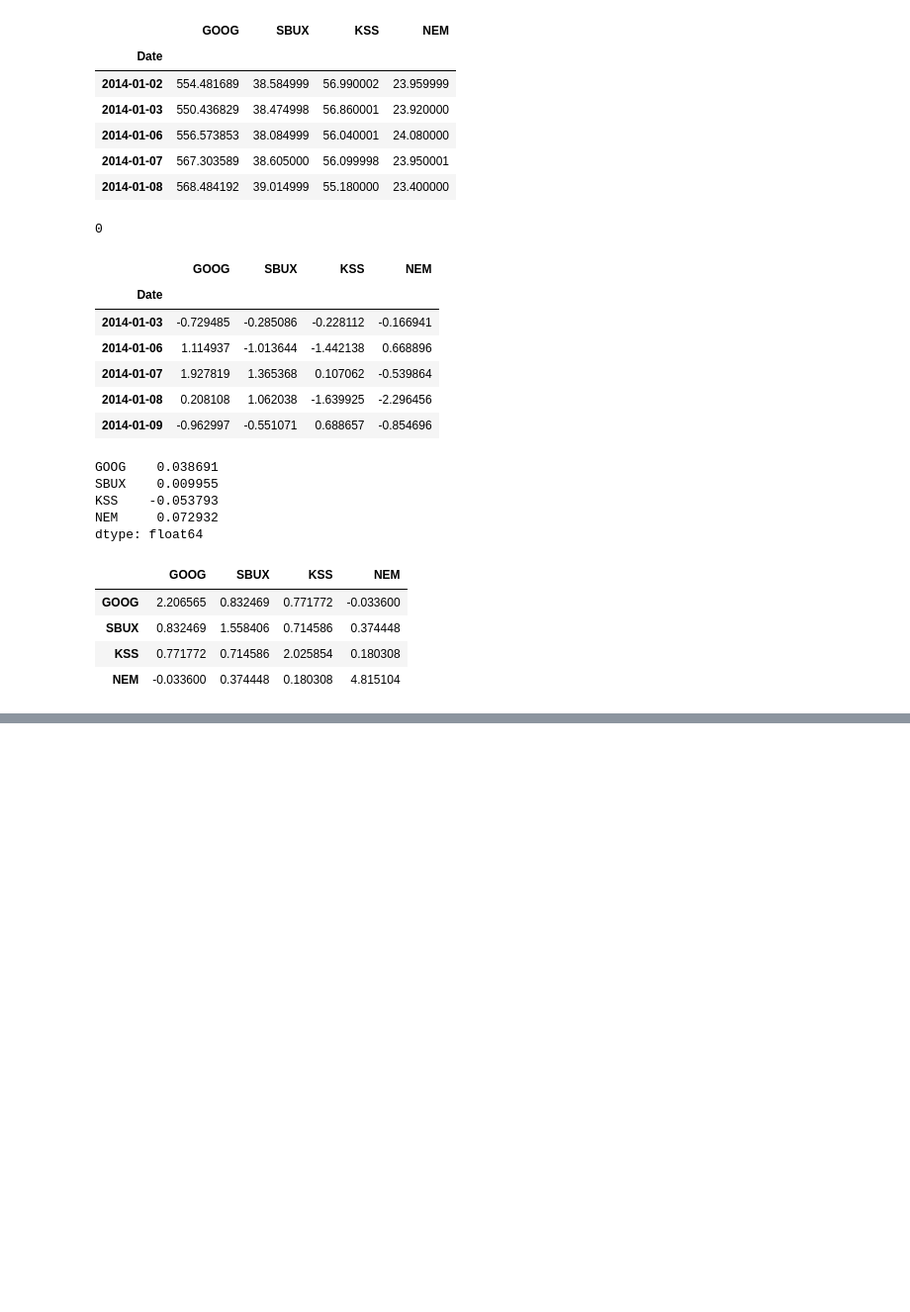
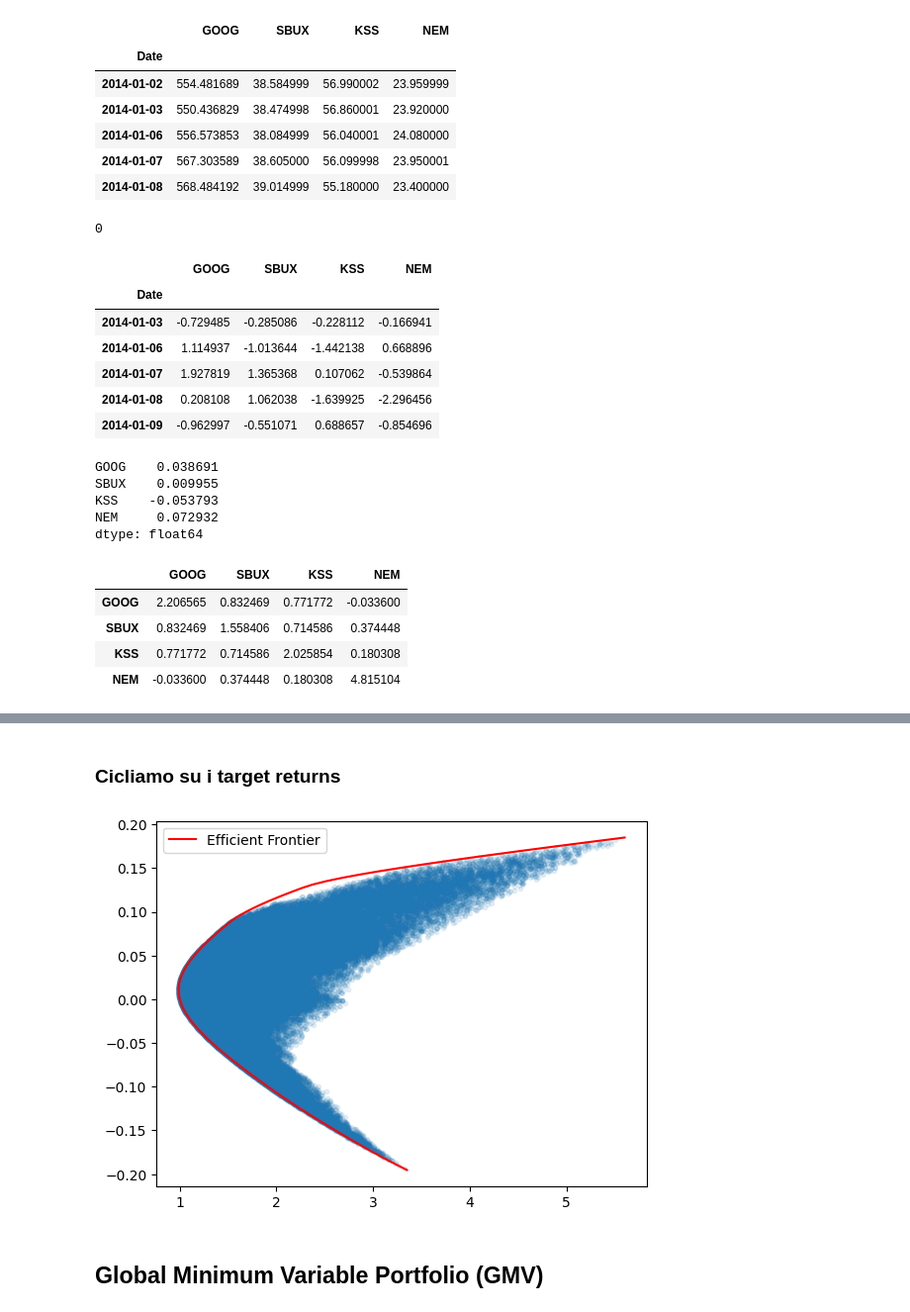
Before and after one commit to emiliocimino/financialengineering, a Jupyter notebook: 3 - Portfolio Optimization/Portfolio Optimization.ipynb, the cells around one changed output, grey strips where cells are left out. Shown at 99% size. Saved outputs shown, nothing was run; the diff lists cells and outputs as text; code cells hidden in the pictures; blank space fills up the shorter version.

```diff
--- a/3 - Portfolio Optimization/Portfolio Optimization.ipynb
+++ b/3 - Portfolio Optimization/Portfolio Optimization.ipynb
@@ -163,0 +253,2 @@ AttributeError: 'DataFrame' object has no attribute 'iteritems'
+# %%
+max_return = -res.fun
@@ -163,0 +281,13 @@ AttributeError: 'DataFrame' object has no attribute 'iteritems'
+# %%
+# Qui scriviamo tutti i vincoli
+constraints = [
+    {
+        'type': 'eq',
+        'fun' : target_return_constraints,
+        'args' : [mean_returns, target_returns[0]] # returns will be updated during loop
+    },
+    {
+        'type': 'eq',
+        'fun' : portfolio_constraint
+    }
+]
@@ -163,0 +316,12 @@ AttributeError: 'DataFrame' object has no attribute 'iteritems'
+# %%
+# Aggiungiamo i limiti ai pesi dati i risultati di prima, mettendo i bounds
+res = minimize(
+    fun=get_portfolio_variance,
+    x0=np.ones(D)/D,
+    args=cov,
+    method="SLSQP", # Sum of Least Squares Quadratic Programming -> non è vera programmazione quadratica, sempre ottimizzatore generico)
+    constraints=constraints,
+    bounds=bounds
+)
+res
+# Notiamo come adesso abbiamo un fun pari a 11.22, perchè abbiamo limitato
@@ -163,0 +338,24 @@ AttributeError: 'DataFrame' object has no attribute 'iteritems'
+# %% [markdown]
+### Cicliamo su i target returns
+# %%
+optimized_risks = []
+for target in target_returns:
+    constraints[0]['args'] = [mean_returns, target] # Qui aggiorniamo i constraints ogni volta
+    res = minimize(
+        fun=get_portfolio_variance,
+        x0=np.ones(D)/D,
+        args=cov,
+        method="SLSQP", # Sum of Least Squares Quadratic Programming -> non è vera programmazione quadratica, sempre ottimizzatore generico)
+        constraints=constraints,
+        bounds=bounds)
+    optimized_risks.append(np.sqrt(res.fun)) # Appendiamo il valore della funzione obiettivo
+    if res.status != 0:
+        print(res)
+# %%
+plt.scatter(risks, returns, alpha=0.1, marker=".")
+plt.plot(optimized_risks, target_returns, c="r", label="Efficient Frontier")
+plt.legend();
+# %% [output]
+[figure, added]
+# %% [markdown]
+## Global Minimum Variable Portfolio (GMV)
```
Also changed, not shown: parts of 31 cells of this notebook.
